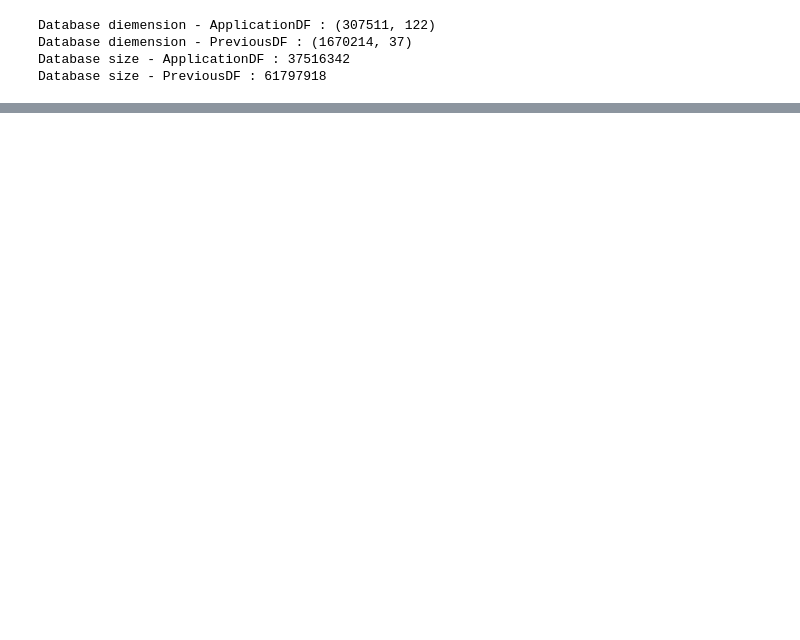
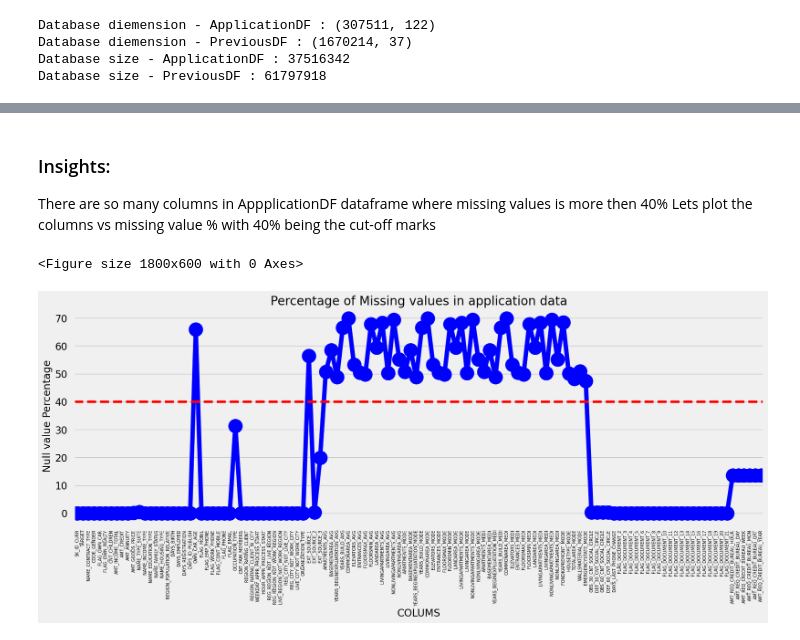
Before and after one commit to Rahul-shingade/Bank_Loan_Analysis, a Jupyter notebook: Bank _Loan_Default Risk_Analysis.ipynb, the cells around one changed output, grey strips where cells are left out. Cells and saved outputs as stored; diff of their text form; code cells hidden in the pictures; blank space fills up the shorter version.

```diff
--- a/Bank _Loan_Default Risk_Analysis.ipynb
+++ b/Bank _Loan_Default Risk_Analysis.ipynb
@@ -67,0 +171,18 @@ Database size - PreviousDF : 61797918
+# %% [markdown]
+### Insights:
+There are so many columns in AppplicationDF dataframe where missing values is more then 40% Lets plot the
+columns vs missing value % with 40% being the cut-off marks
+# %%
+null_ApplicationDF = pd.DataFrame ((ApplicationDF.isnull().sum())*100 / ApplicationDF.shape[0]).reset_index()
+null_ApplicationDF.columns = ['Column Name', 'Null Values Percentage']
+fig = plt.figure(figsize =(18,6))
+ax = sns .pointplot(x= "Column Name", y = "Null Values Percentage", data=null_ApplicationDF, color='blue')
+plt.xticks(rotation =90, fontsize = 7)
+ax.axhline(40, ls='--', color = 'red')
+plt.title("Percentage of Missing values in application data")
+plt.ylabel("Null value Percentage")
+plt.xlabel("COLUMS")
+plt.show()
+# %% [output]
+<Figure size 1800x600 with 0 Axes>
+[figure, added]
```
Also changed, not shown: parts of 15 cells of this notebook.
